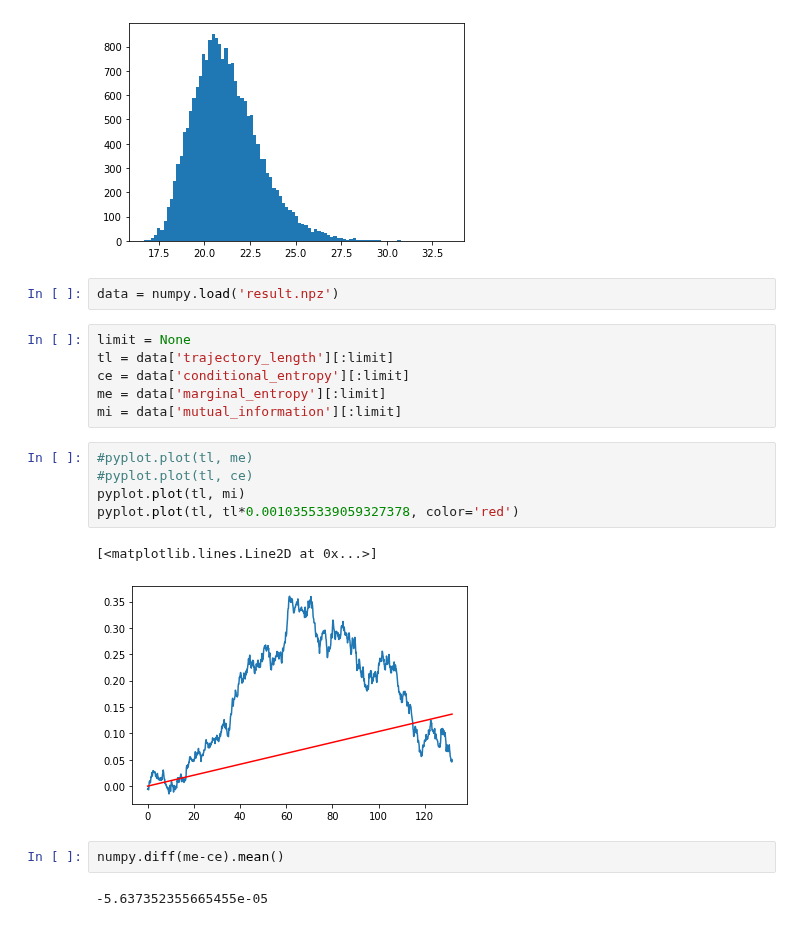
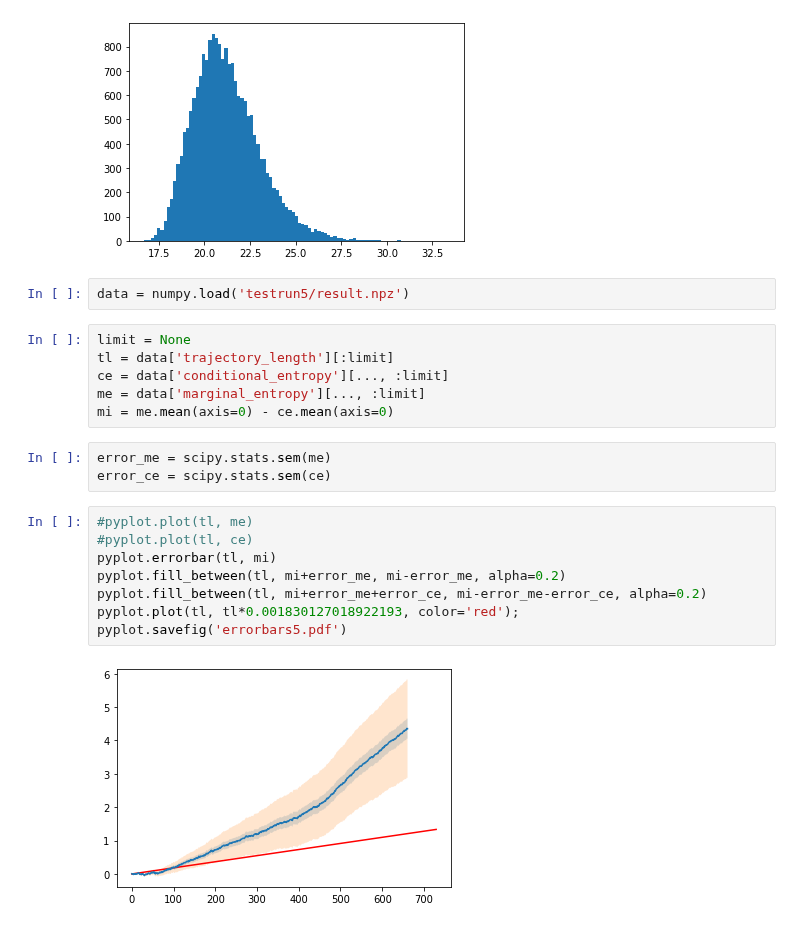
Before and after one commit to manuel-rhdt/master-thesis, a Jupyter notebook: Untitled1.ipynb, the cells around one changed output. Drawn from its saved outputs; the diff is of its cells as text.

```diff
--- a/Untitled1.ipynb
+++ b/Untitled1.ipynb
@@ -78,22 +102,23 @@ pyplot.hist(data[:,101], bins='auto');
 # %% [output]
 [figure]
 # %%
-data = numpy.load('result.npz')
+data = numpy.load('testrun5/result.npz')
 # %%
 limit = None
 tl = data['trajectory_length'][:limit]
-ce = data['conditional_entropy'][:limit]
-me = data['marginal_entropy'][:limit]
-mi = data['mutual_information'][:limit]
+ce = data['conditional_entropy'][..., :limit]
+me = data['marginal_entropy'][..., :limit]
+mi = me.mean(axis=0) - ce.mean(axis=0)
+# %%
+error_me = scipy.stats.sem(me)
+error_ce = scipy.stats.sem(ce)
 # %%
 #pyplot.plot(tl, me)
 #pyplot.plot(tl, ce)
-pyplot.plot(tl, mi)
-pyplot.plot(tl, tl*0.0010355339059327378, color='red')
+pyplot.errorbar(tl, mi)
+pyplot.fill_between(tl, mi+error_me, mi-error_me, alpha=0.2)
+pyplot.fill_between(tl, mi+error_me+error_ce, mi-error_me-error_ce, alpha=0.2)
+pyplot.plot(tl, tl*0.001830127018922193, color='red');
+pyplot.savefig('errorbars5.pdf')
 # %% [output]
-[<matplotlib.lines.Line2D at 0x...>]
-[figure, old version]
+[figure, new version]
-# %%
-numpy.diff(me-ce).mean()
-# %% [output]
--5.637352355665455e-05
```
Also changed, not shown: parts of 13 cells of this notebook, 13 other files.
